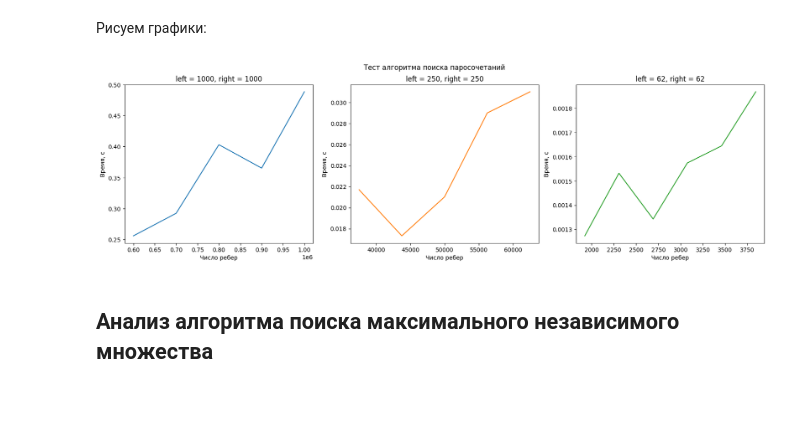
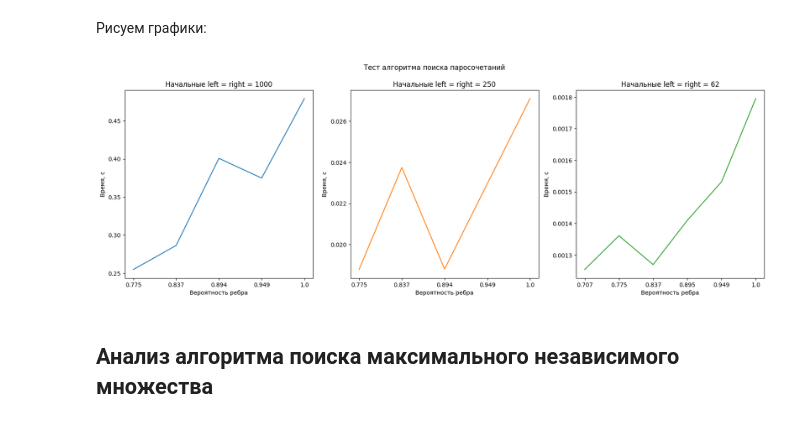
Before and after one commit to multifacs/graph-algorithms, a Jupyter notebook: graph-algorithms.ipynb, the cells around one changed output. Drawn from its saved outputs; the diff is of its cells as text; code cells hidden in the pictures.

```diff
--- a/graph-algorithms.ipynb
+++ b/graph-algorithms.ipynb
@@ -90,6 +90,7 @@ def test_max_matching(starting_left, starting_right, max_iter, limit, time_array
             B = bipartite.gnmk_random_graph(
                 starting_left, starting_right, current_num_of_v)  # Создаем граф
             try:
+                nx.bipartite.maximum_matching(B)
                 start = time.perf_counter()  # Засекаем время
                 nx.bipartite.maximum_matching(B)  # и пытаемся вызвать алгоритм
                 end = time.perf_counter()
@@ -139,21 +140,27 @@ while starting_n >= 50:
 # %%
 axes_n = 3
 counter = 0
 fig, axes = plt.subplots(1, axes_n, figsize=(
-    20, 5), gridspec_kw={'width_ratios': [1, 1, 1]})
+    20, 6), gridspec_kw={'width_ratios': [1, 1, 1]})
 
 fig.suptitle('Тест алгоритма поиска паросочетаний')
 
 colors = ['tab:blue', 'tab:orange', 'tab:green']
 for i in range(axes_n):
-    axes[i].set_title("left = {}, right = {}".format(
-        matchings_data_n[i], matchings_data_n[i]))
-    axes[i].set(xlabel='Число ребер', ylabel='Время, с')
-    axes[i].plot(matchings_data_vertices[i],
+    start = matchings_data_n[i]
+    axes[i].set_title("Начальные left = right = {}".format(start))
+    axes[i].set(xlabel='Вероятность ребра', ylabel='Время, с')
+    edge_probability = [round(x / start, 3)
+                        for x in np.sqrt(matchings_data_vertices[i])]
+    ticks = np.arange(len(matchings_data_vertices[i]), 0, -1)
+
+    axes[i].set_box_aspect(1)
+    axes[i].plot(ticks,
                  matchings_data_time[i], colors[i])
+    axes[i].set_xticks(ticks, edge_probability)
 plt.show()
 # %% [output]
-[figure, old version]
+[figure, new version]
 # %% [markdown]
 ## Анализ алгоритма поиска максимального независимого множества
 # %% [markdown]
```
Also changed, not shown: parts of 3 cells of this notebook.
